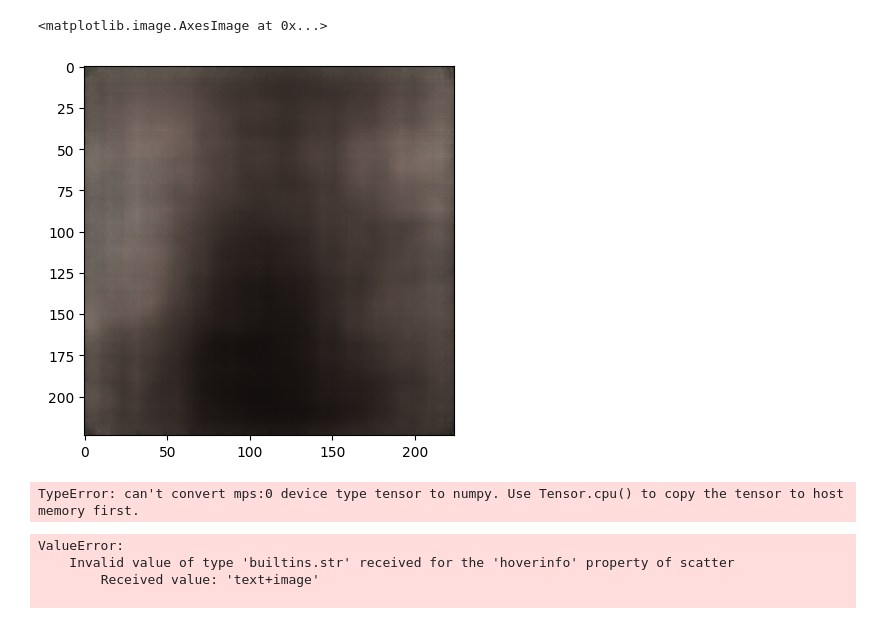
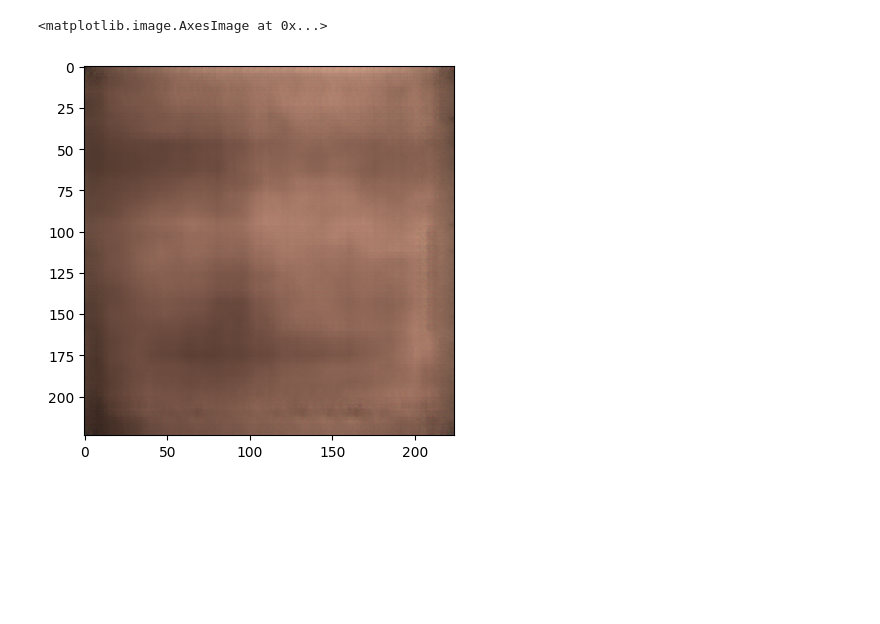
Before and after one commit to mitsu-h/analysis-age-gender-cvae, a Jupyter notebook: analyze_trained_model.ipynb, the cells around one changed output. Saved outputs shown, nothing was run; the diff lists cells and outputs as text; code cells hidden in the pictures; blank space fills up the shorter version.

```diff
--- a/analyze_trained_model.ipynb
+++ b/analyze_trained_model.ipynb
@@ -24,10 +53,15 @@ with torch.no_grad():
-# %%
-import matplotlib.pyplot as plt
-
-plt.imshow(generated_img[0].permute(1, 2, 0) * 255)
-# %% [output]
-<matplotlib.image.AxesImage at 0x...>
-[figure, removed]
+# %%
+# 潜在変数のサンプリング
+z = torch.randn(1, latent_dim).to("mps")  # ランダムな潜在変数
+c = torch.tensor([[0.8, 1]]).to("mps")  # 条件変数（例: 性別、年齢など）
+
+# 画像の生成
+with torch.no_grad():
+    generated_img = model.decode(z, c)
+plt.imshow(generated_img[0].cpu().permute(1, 2, 0) * 255)
+# %% [output]
+<matplotlib.image.AxesImage at 0x...>
+[figure, added]
 # %%
 import torch
 import plotly.express as px
@@ -57,25 +91,3 @@ for data in dataset:
     ages.append(age)
     genders.append('男性' if gender == 0 else '女性')
     images.append(image)
-# %% [output]
-TypeError: can't convert mps:0 device type tensor to numpy. Use Tensor.cpu() to copy the tensor to host memory first.
-# %%
-# 潜在変数の可視化
-fig = go.Figure()
-
-for z, age, gender, img in zip(latent_variables, ages, genders, images):
-    fig.add_trace(go.Scatter(
-        x=[z[0]], y=[z[1]],
-        mode='markers',
-        marker=dict(color='blue' if gender == '男性' else 'red'),
-        text=str(age),
-        hoverinfo='text',
-        hovertext=img.cpu().numpy()
-    ))
-
-fig.show()
-# %% [output]
-ValueError:
-    Invalid value of type 'builtins.str' received for the 'hoverinfo' property of scatter
-        Received value: 'text+image'
-
```
Also changed, not shown: parts of 4 cells of this notebook, 5 other files.
